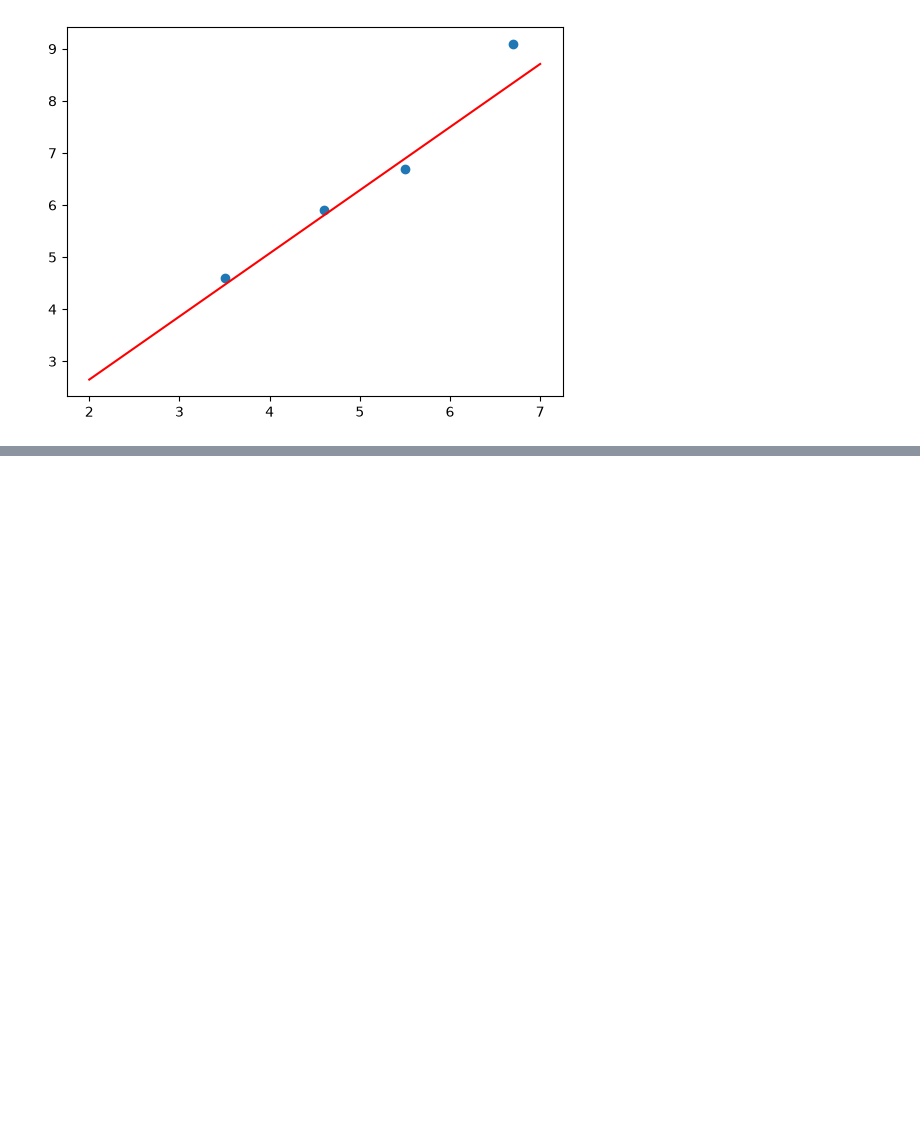
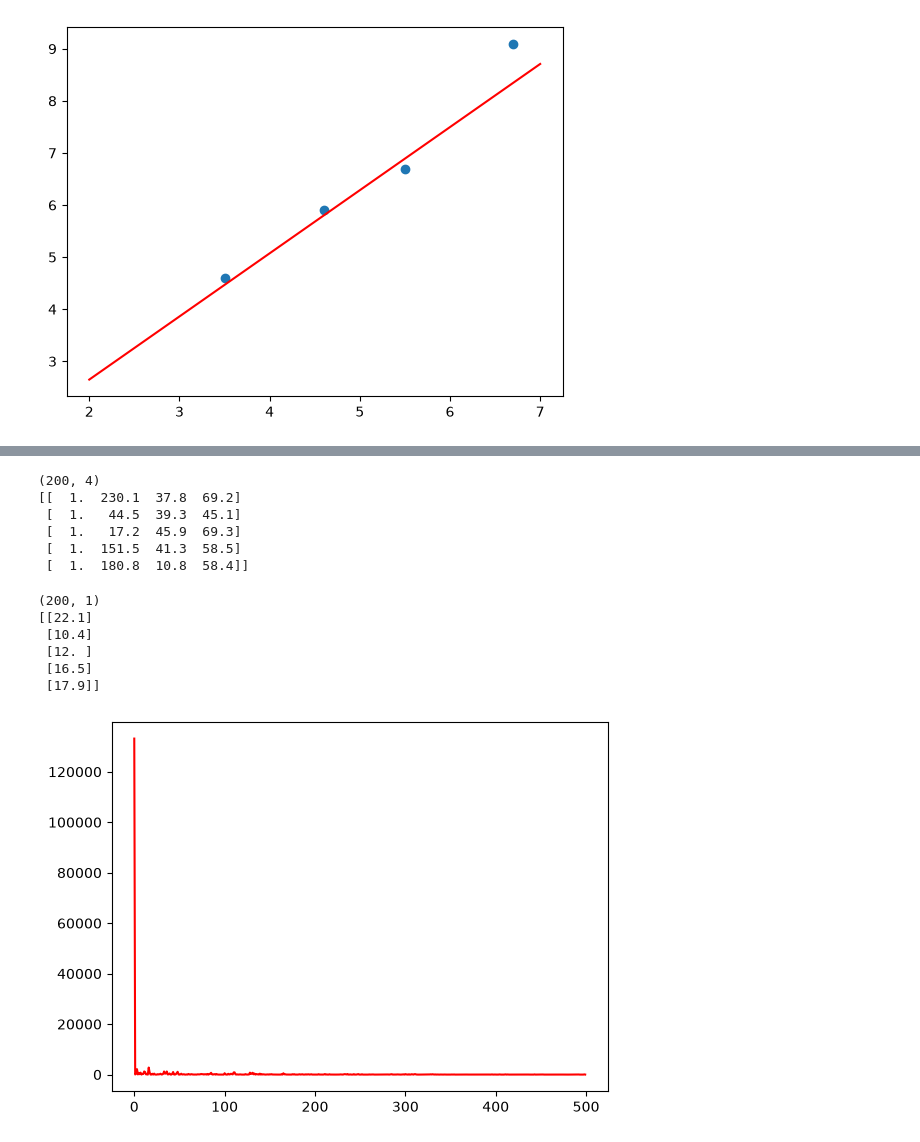
Before and after one commit to minttraang/Module-4-Foundation-DL, a Jupyter notebook: M4W1_4_Wed_Linear Regression.ipynb, the cells around one changed output, grey strips where cells are left out. Cells and saved outputs as stored; diff of their text form; code cells hidden in the pictures; blank space fills up the shorter version.

```diff
--- a/M4W1_4_Wed_Linear Regression.ipynb
+++ b/M4W1_4_Wed_Linear Regression.ipynb
@@ -399,0 +662,63 @@ plt.scatter(areas, prices)
+# %%
+print(X_b.shape)
+print(X_b[:5])
+# %% [output]
+(200, 4)
+[[  1.  230.1  37.8  69.2]
+ [  1.   44.5  39.3  45.1]
+ [  1.   17.2  45.9  69.3]
+ [  1.  151.5  41.3  58.5]
+ [  1.  180.8  10.8  58.4]]
+# %%
+print(y.shape)
+print(y[:5])
+# %% [output]
+(200, 1)
+[[22.1]
+ [10.4]
+ [12. ]
+ [16.5]
+ [17.9]]
+# %%
+n_epochs = 50
+learning_rate = 0.00001
+
+# khởi tạo giá trị tham số
+thetas = np.random.randn(4, 1)
+
+thetas_path = [thetas]
+losses = []
+
+for epoch in range(n_epochs):
+    for i in range(N):
+        # lấy 1 sample
+        xi = X_b[i]
+        xi = np.reshape(xi, (4, 1)) # giả lập vector cột bằng matrix 4x1
+        yi = y[i:i+1]
+
+        # tính output
+        y_hat = xi.T.dot(thetas)
+
+        # tính loss li
+        li = (y_hat - yi)*(y_hat - yi)
+
+        # tính gradient cho loss
+        g_li = 2*(y_hat - yi)
+
+        # tính gradient
+        gradients = xi*g_li
+
+        # update giá trị theta
+        thetas = thetas - learning_rate*gradients
+
+        # logging
+        thetas_path.append(thetas)
+        losses.append(li[0][0])
+# %%
+import matplotlib.pyplot as plt
+# in loss cho 500 sample đầu
+x_axis = list(range(500))
+plt.plot(x_axis,losses[:500], color="r")
+plt.show()
+# %% [output]
+[figure, added]
```
Also changed, not shown: parts of 19 cells of this notebook.
